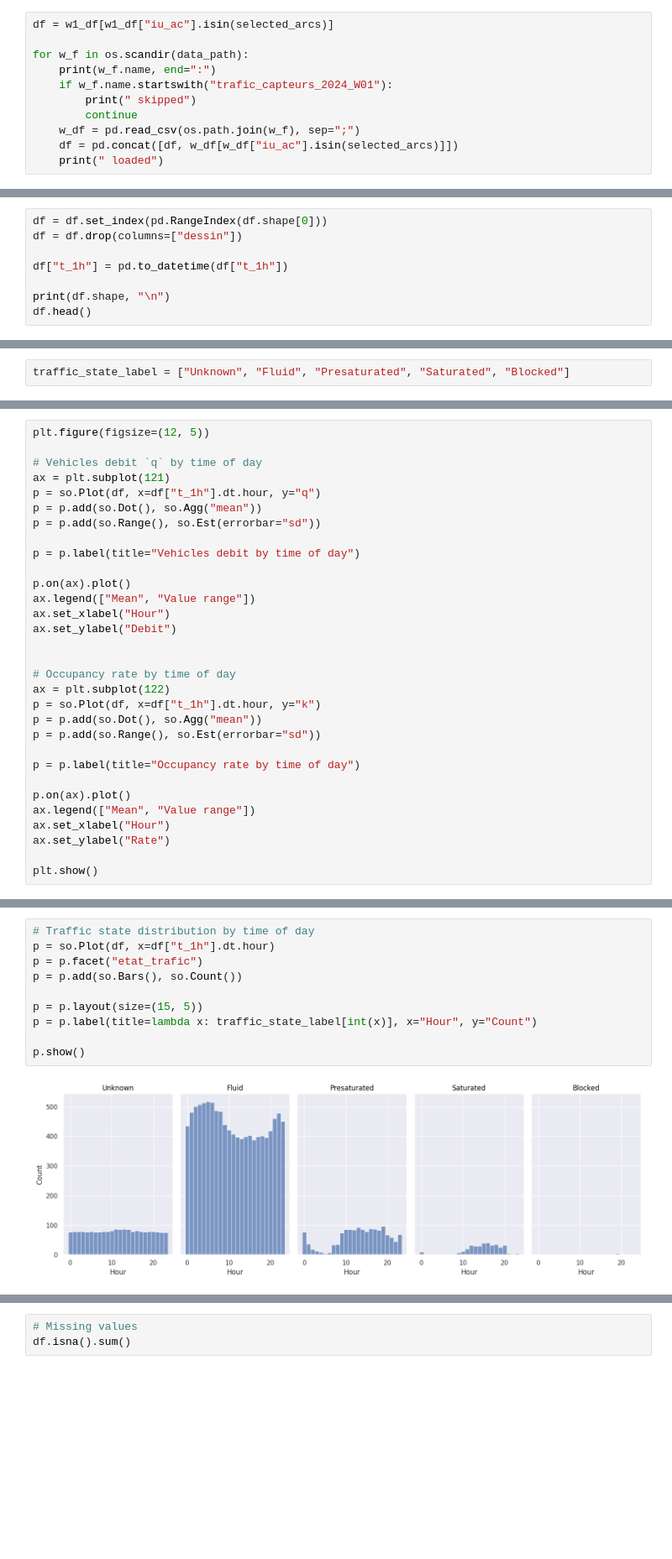
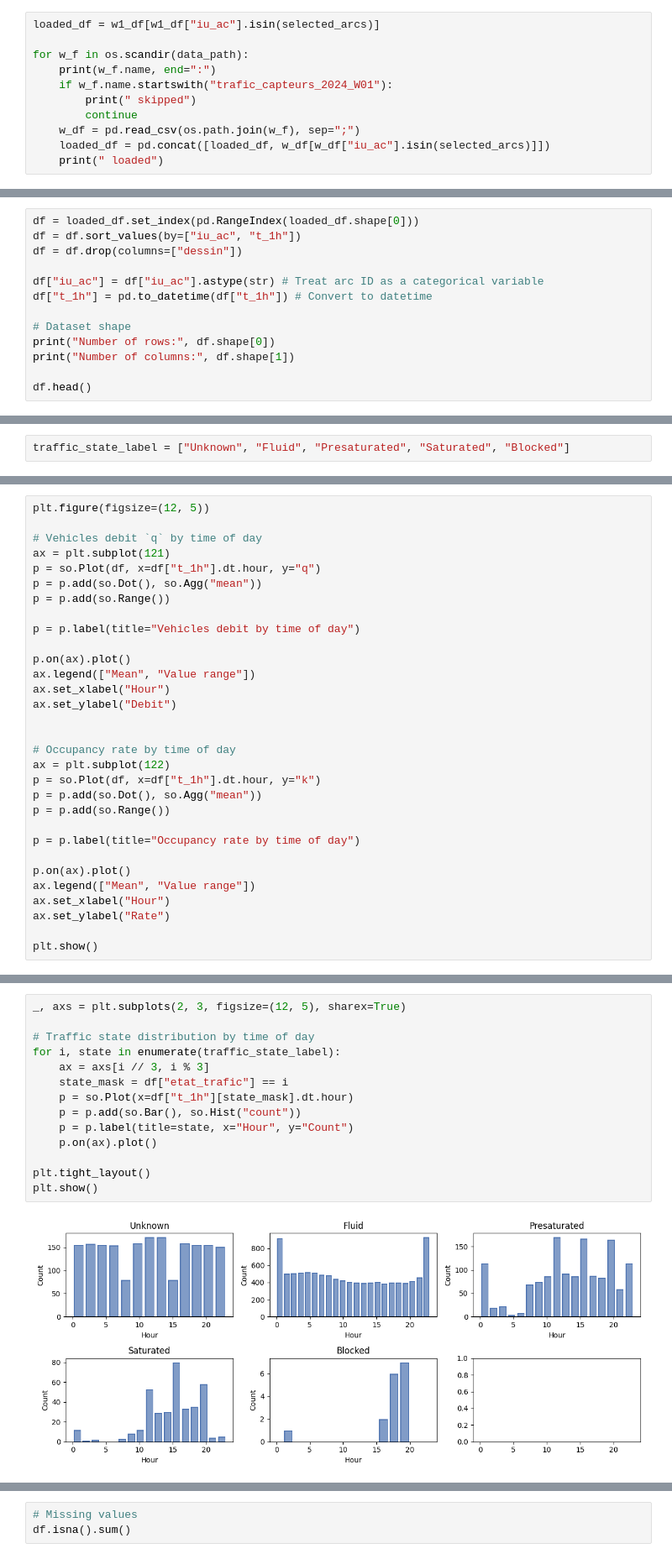
Before and after one commit to Rochdy-max/traffic-flow-prediction, a Jupyter notebook: main.ipynb, the cells around one changed output, grey strips where cells are left out. Shown: that part at 84% size. Cells and saved outputs as stored; diff of their text form; blank space fills up the shorter version.

Commit message:
improve comments quality and change dataset splitting

```diff
--- a/main.ipynb
+++ b/main.ipynb
@@ -232,7 +237,7 @@ selected_arcs
 # %%
 w1_df.drop(columns=["etat_trafic_inconnu", "missing_q"], inplace=True)
 # %%
-df = w1_df[w1_df["iu_ac"].isin(selected_arcs)]
+loaded_df = w1_df[w1_df["iu_ac"].isin(selected_arcs)]
 
 for w_f in os.scandir(data_path):
     print(w_f.name, end=":")
@@ -240,7 +245,7 @@ for w_f in os.scandir(data_path):
         print(" skipped")
         continue
     w_df = pd.read_csv(os.path.join(w_f), sep=";")
-    df = pd.concat([df, w_df[w_df["iu_ac"].isin(selected_arcs)]])
+    loaded_df = pd.concat([loaded_df, w_df[w_df["iu_ac"].isin(selected_arcs)]])
     print(" loaded")
 # %% [output]
 trafic_capteurs_2024_W03_20240115_20240122.txt: loaded
@@ -254,11 +259,16 @@ trafic_capteurs_2024_W09_20240226_20240301.txt: loaded
 trafic_capteurs_2024_W08_20240219_20240226.txt: loaded
 trafic_capteurs_2024_W01_20240101_20240108.txt: skipped
 # %%
-df = df.set_index(pd.RangeIndex(df.shape[0]))
+df = loaded_df.set_index(pd.RangeIndex(loaded_df.shape[0]))
+df = df.sort_values(by=["iu_ac", "t_1h"])
 df = df.drop(columns=["dessin"])
 
-df["t_1h"] = pd.to_datetime(df["t_1h"])
+df["iu_ac"] = df["iu_ac"].astype(str) # Treat arc ID as a categorical variable
+df["t_1h"] = pd.to_datetime(df["t_1h"]) # Convert to datetime
 
-print(df.shape, "\n")
+# Dataset shape
+print("Number of rows:", df.shape[0])
+print("Number of columns:", df.shape[1])
+
 df.head()
 # %% [output]
@@ -344,7 +387,7 @@ plt.figure(figsize=(12, 5))
 ax = plt.subplot(121)
 p = so.Plot(df, x=df["t_1h"].dt.hour, y="q")
 p = p.add(so.Dot(), so.Agg("mean"))
-p = p.add(so.Range(), so.Est(errorbar="sd"))
+p = p.add(so.Range())
 
 p = p.label(title="Vehicles debit by time of day")
 
@@ -358,7 +401,7 @@ ax.set_ylabel("Debit")
 ax = plt.subplot(122)
 p = so.Plot(df, x=df["t_1h"].dt.hour, y="k")
 p = p.add(so.Dot(), so.Agg("mean"))
-p = p.add(so.Range(), so.Est(errorbar="sd"))
+p = p.add(so.Range())
 
 p = p.label(title="Occupancy rate by time of day")
 
@@ -373,12 +418,16 @@ plt.show()
 # %%
+_, axs = plt.subplots(2, 3, figsize=(12, 5), sharex=True)
+
 # Traffic state distribution by time of day
-p = so.Plot(df, x=df["t_1h"].dt.hour)
-p = p.facet("etat_trafic")
-p = p.add(so.Bars(), so.Count())
+for i, state in enumerate(traffic_state_label):
+    ax = axs[i // 3, i % 3]
+    state_mask = df["etat_trafic"] == i
+    p = so.Plot(x=df["t_1h"][state_mask].dt.hour)
+    p = p.add(so.Bar(), so.Hist("count"))
+    p = p.label(title=state, x="Hour", y="Count")
+    p.on(ax).plot()
 
-p = p.layout(size=(15, 5))
-p = p.label(title=lambda x: traffic_state_label[int(x)], x="Hour", y="Count")
-
-p.show()
+plt.tight_layout()
+plt.show()
 # %% [output]
-[figure, old version]
+[figure, new version]
```
Also changed, not shown: parts of 99 cells of this notebook.
